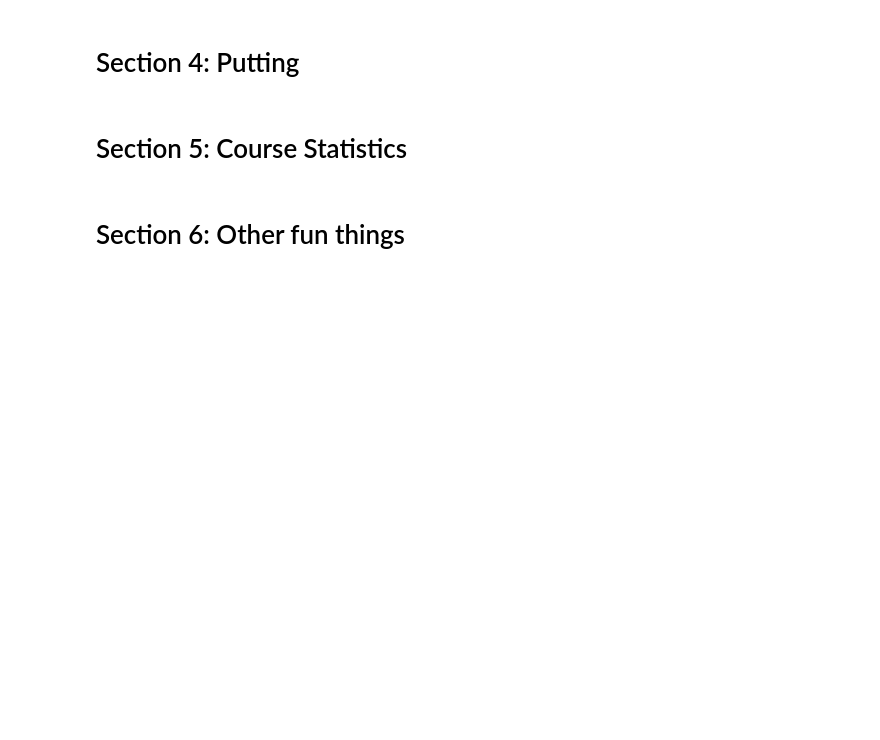
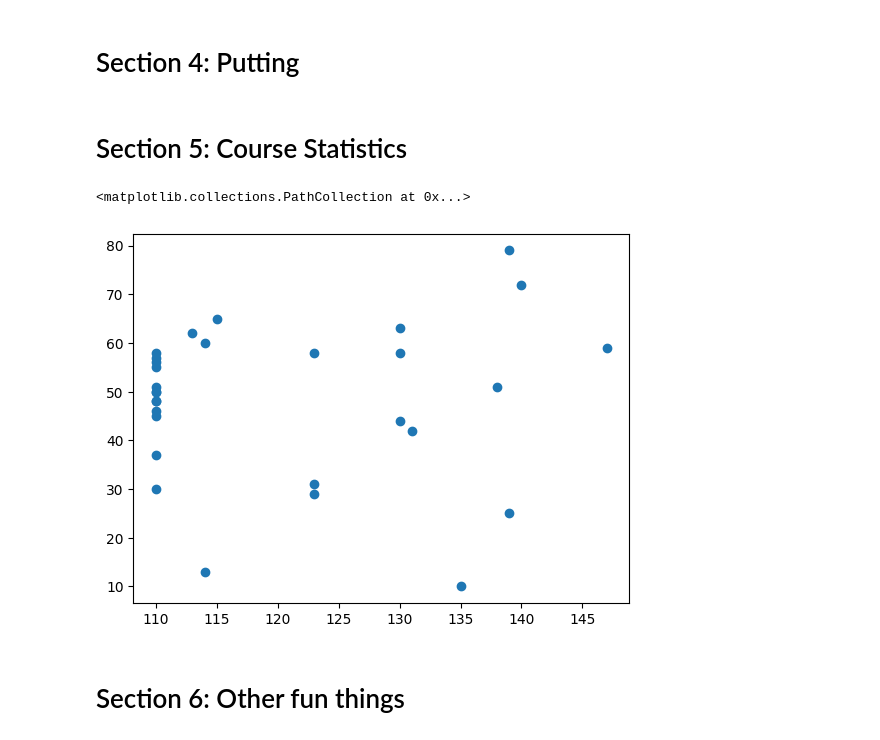
Before and after one commit to evklein/forehead-data-pipelines, a Jupyter notebook: 2024/2024.ipynb, the cells around one changed output. Drawn from its saved outputs; the diff is of its cells as text; code cells hidden in the pictures; blank space fills up the shorter version.

```diff
--- a/2024/2024.ipynb
+++ b/2024/2024.ipynb
@@ -390,5 +424,25 @@ plt.show()
 # Section 5: Course Statistics
 # %%
 # Course statistics (course, # rounds played, average score, average # putts, mins/maxes)
+connection = sqlite3.connect('../data/10-28.sqlite3')
+courses = pd.read_sql_query('SELECT * FROM course_course', connection)
+tees = pd.read_sql_query('SELECT * FROM course_tee', connection)
+rounds = pd.read_sql_query('SELECT * FROM round_round', connection)
+connection.close()
+
+rounds = rounds[~rounds['id'].isna()]
+rounds = rounds.merge(tees, how='right', left_on='played_tee_id', right_on='id')
+rounds = rounds[~rounds['id_x'].isna()]
+rounds['total_score'] = rounds.apply(
+    lambda row: len(original_strokes.loc[original_strokes['rnd_id'] == row['id_x']]),
+    axis=1
+)
+
+fig = plt.figure()
+ax = fig.add_subplot(1, 1, 1)
+ax.scatter(rounds['slope'], rounds['total_score'])
+# %% [output]
+<matplotlib.collections.PathCollection at 0x...>
+[figure, added]
 # %% [markdown]
 # Section 6: Other fun things
```
Also changed, not shown: parts of 5 cells of this notebook.
